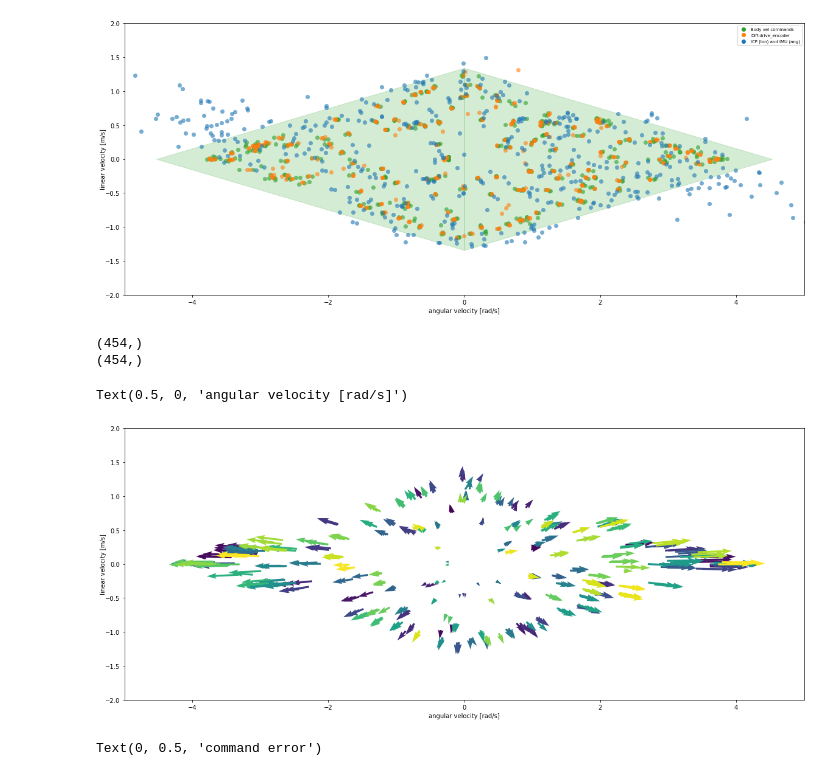
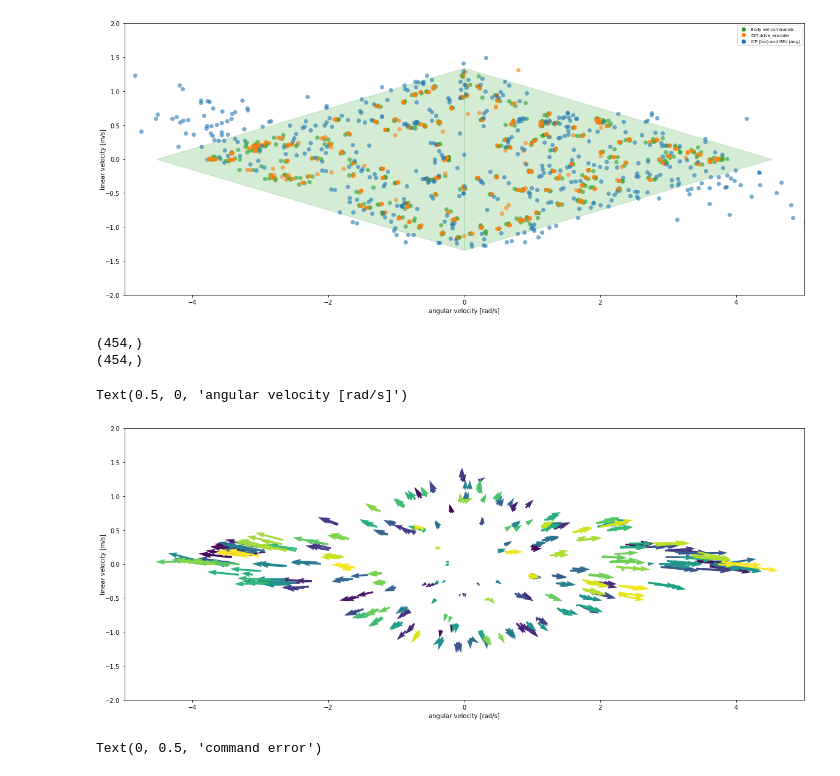
Before and after one commit to norlab-ulaval/norlab_WMRD, a Jupyter notebook: DB/plot_velocities.ipynb, the cells around one changed output. Saved outputs shown, nothing was run; the diff lists cells and outputs as text; code cells hidden in the pictures.

```diff
--- a/DB/plot_velocities.ipynb
+++ b/DB/plot_velocities.ipynb
@@ -137,6 +137,9 @@ encoder_right_vels_array = dataframe[encoder_right_str_list].to_numpy()
 encoder_vx_steady_state_array = np.zeros(n_steady_state)
 encoder_omega_steady_state_array = np.zeros(n_steady_state)
 
+icp_vx_steady_state_array = np.zeros(n_steady_state)
+icp_omega_steady_state_array = np.zeros(n_steady_state)
+
 iterator = 0
 for i in range(0, len(dataframe)):
     if steady_state_array[i]:
@@ -153,6 +156,10 @@ for i in range(0, len(dataframe)):
                                                                                     encoder_right_steady_state_array[iterator]]))
         encoder_vx_steady_state_array[iterator] = encoder_body_vel[0]
         encoder_omega_steady_state_array[iterator] = encoder_body_vel[1]
+
+        icp_vx_steady_state_array[iterator] = dataframe['icp_vx'][i]
+        icp_omega_steady_state_array[iterator] = dataframe['icp_omega'][i]
+
         iterator += 1
 # %% [output]
 454
@@ -294,27 +301,28 @@ ax.set_ylim(-2, 2.0)
 # %%
 print(cmd_vx_steady_state_array.shape)
 print(encoder_vx_steady_state_array.shape)
 
 time_vec = np.linspace(0, encoder_omega_steady_state_array.shape[0], encoder_omega_steady_state_array.shape[0])
 
 plt.figure(figsize=(20,10))
 ax = plt.gca()
 fig = plt.gcf()
 
 ax.set_aspect('equal', 'box')
 
-ax.quiver(cmd_omega_steady_state_array, cmd_vx_steady_state_array, encoder_omega_steady_state_array, encoder_vx_steady_state_array, time_vec)
+# ax.quiver(cmd_omega_steady_state_array, cmd_vx_steady_state_array, encoder_omega_steady_state_array, encoder_vx_steady_state_array, time_vec)
+ax.quiver(cmd_omega_steady_state_array, cmd_vx_steady_state_array, icp_omega_steady_state_array, icp_vx_steady_state_array, time_vec)
 
 ax.set_xlim(-5, 5)
 ax.set_ylim(-2, 2.0)
 
 ax.set_ylabel('linear velocity [m/s]', labelpad=-2)
 ax.set_xlabel('angular velocity [rad/s]')
 # %% [output]
 (454,)
 (454,)
 Text(0.5, 0, 'angular velocity [rad/s]')
-[figure, old version]
+[figure, new version]
 # %%
 command_encoder_error_vector = np.zeros(cmd_vx_steady_state.shape[0])
 
```
Also changed, not shown: parts of 1 cell of this notebook, 7 other files.
